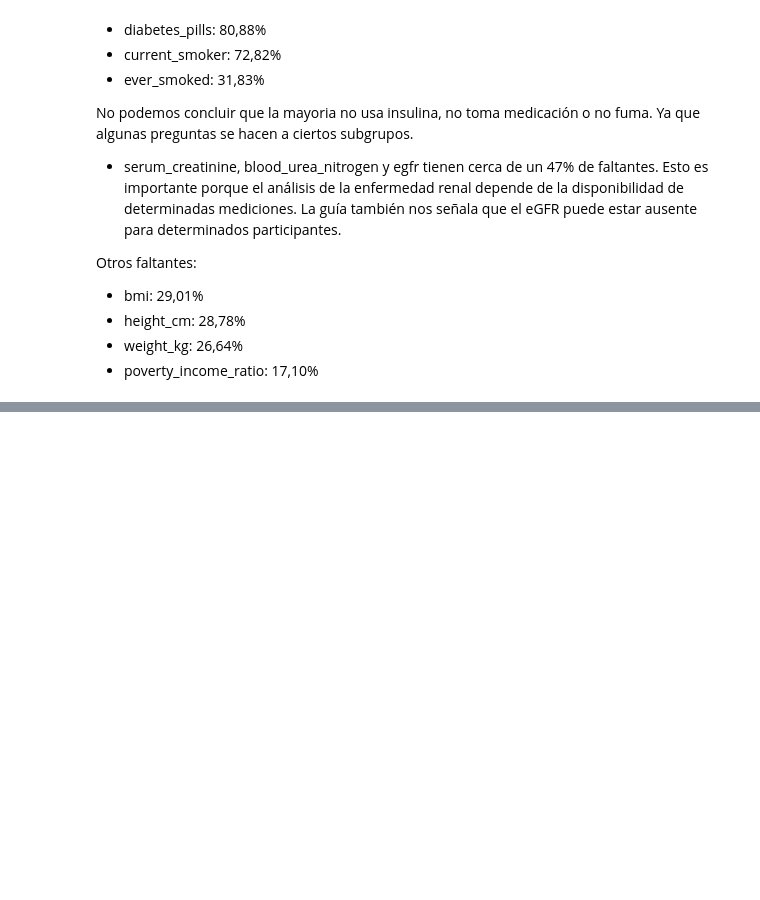
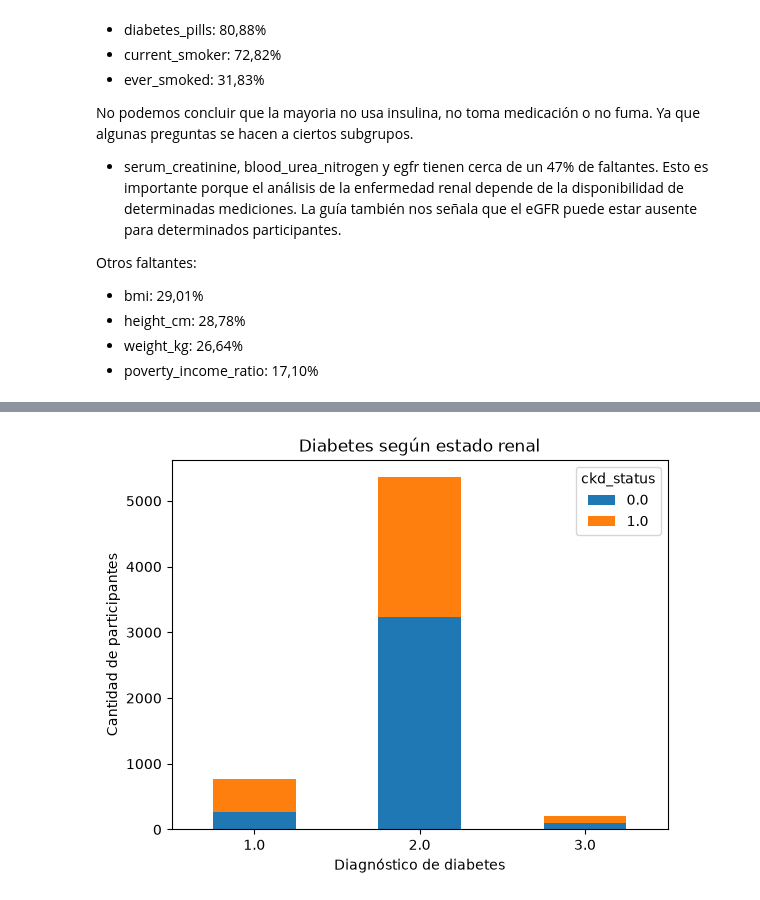
Before and after one commit to cnajurieta/TPEspecial-Fundamentos, a Jupyter notebook: TP_Especial_CKD_NHANES.ipynb, the cells around one changed output, grey strips where cells are left out. Saved outputs shown, nothing was run; the diff lists cells and outputs as text; code cells hidden in the pictures; blank space fills up the shorter version.

```diff
--- a/TP_Especial_CKD_NHANES.ipynb
+++ b/TP_Especial_CKD_NHANES.ipynb
@@ -515,0 +821,17 @@ Otros faltantes:
+# %%
+from scipy.stats import chi2_contingency
+
+# Tabla cruzada entre diabetes y estado renal
+tabla_diabetes = pd.crosstab(
+    df_analisis["diabetes_diagnosed"],
+    df_analisis["ckd_status"]
+)
+
+display(tabla_diabetes)
+
+# Prueba chi-cuadrado
+chi2, p, grados_libertad, esperados = chi2_contingency(tabla_diabetes)
+
+print("Estadístico chi-cuadrado:", chi2)
+print("Valor p:", p)
+print("Grados de libertad:", grados_libertad)
@@ -515,0 +847,11 @@ Otros faltantes:
+# %%
+tabla_diabetes.plot(
+    kind="bar",
+    stacked=True,
+    title="Diabetes según estado renal",
+    xlabel="Diagnóstico de diabetes",
+    ylabel="Cantidad de participantes",
+    rot=0
+);
+# %% [output]
+[figure, added]
```
Also changed, not shown: parts of 35 cells of this notebook, 1 other file.
